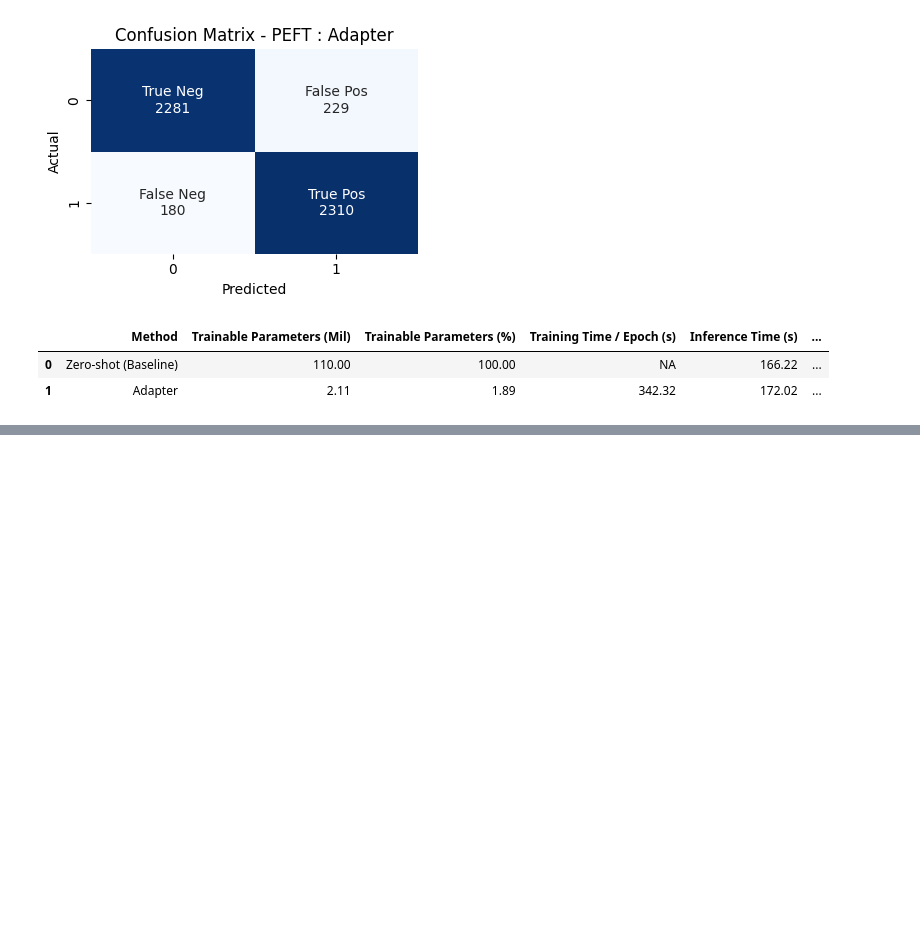
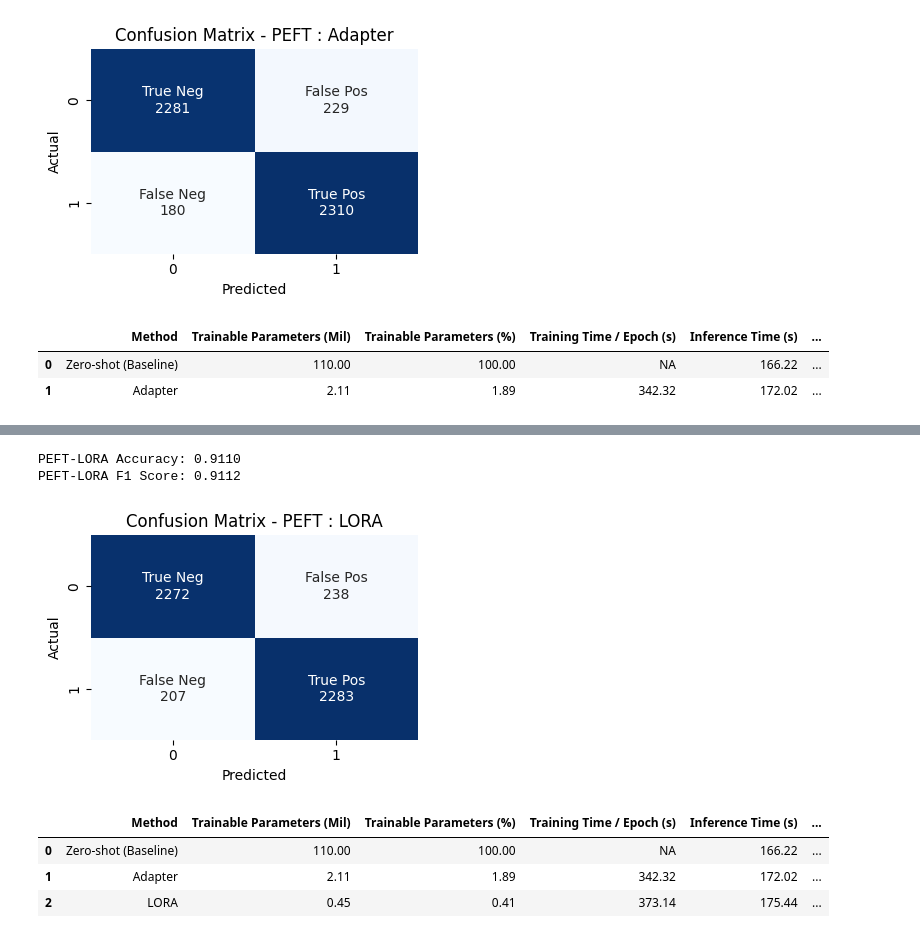
Before and after one commit to battery-code/FineTuneLLM_PEFT_BERT, a Jupyter notebook: Notebook_FineTuningPEFT-BERT.ipynb, the cells around one changed output, grey strips where cells are left out. Saved outputs shown, nothing was run; the diff lists cells and outputs as text; code cells hidden in the pictures; blank space fills up the shorter version.

Commit message:
Added Lora

```diff
--- a/Notebook_FineTuningPEFT-BERT.ipynb
+++ b/Notebook_FineTuningPEFT-BERT.ipynb
@@ -590,0 +681,25 @@ explog_df
+# %%
+# Reload model from saved dir
+
+from transformers import BertForSequenceClassification, AutoTokenizer
+from peft import PeftModel, PeftConfig
+
+# Load tokenizer
+tokenizer2 = AutoTokenizer.from_pretrained("./saved_models")
+
+# Load config
+peft_config = PeftConfig.from_pretrained("./saved_models/lora")
+
+# Load base model first
+# peft_config.base_model_name_or_path loads the previously saved adapter config including base BERT model
+base_model = BertForSequenceClassification.from_pretrained(peft_config.base_model_name_or_path)
+
+# Load finetuned lora weights onto base model
+model_lora2 = PeftModel.from_pretrained(base_model, "./saved_models/lora")
+
+# New Trainer
+trainer_lora2 = Trainer(
+    model=model_lora2,
+    args=training_args,
+    tokenizer=tokenizer2,
+    eval_dataset=None)
@@ -590,0 +709,17 @@ explog_df
+# %%
+# Inference
+
+start_time = time.time()
+
+# Predictions using my lora model
+predictions_lora = trainer_lora2.predict(tokenized_test)
+
+logits_lora = predictions_lora.predictions
+y_pred_lora = np.argmax(logits_lora, axis=1)
+
+# True labels
+y_true_lora = np.array(tokenized_test["labels"])
+
+end_time = time.time()
+inference_time_lora = end_time - start_time
+print(f"Inference time: {inference_time_lora:.2f} seconds")
@@ -590,0 +729,37 @@ explog_df
+# %%
+# Accuracy and F1
+acc_lora = accuracy_score(y_true_lora, y_pred_lora)
+f1_lora = f1_score(y_true_lora, y_pred_lora)
+
+print(f"PEFT-LORA Accuracy: {acc_lora:.4f}")
+print(f"PEFT-LORA F1 Score: {f1_lora:.4f}")
+# %% [output]
+PEFT-LORA Accuracy: 0.9110
+PEFT-LORA F1 Score: 0.9112
+# %%
+plot_confusion_matrix(y_true_lora, y_pred_lora, "PEFT : LORA")
+# %% [output]
+[figure, added]
+# %%
+# Append results
+explog_df = pd.concat([
+    explog_df,
+    pd.DataFrame([{
+        "Method": "LORA",
+        "Trainable Parameters (Mil)": round(train_lora,2),
+        "Trainable Parameters (%)": round(trainable_lora,2),
+        "Training Time / Epoch (s)": round(train_time_lora, 2),
+        "Inference Time (s)": round(inference_time_lora, 2),
+        "ModelParams_GPUMemoryUsage (MB)": round(weights_mem_lora,2),
+        "PeakGPUMemoryUsage (MB)": round(peak_mem_lora,2),
+        "Accuracy": round(acc_lora, 4),
+        "F1 Score": round(f1_lora, 4)
+    }])
+], ignore_index=True)
+
+explog_df
+# %% [output]
+|  | Method | Trainable Parameters (Mil) | Trainable Parameters (%) | Training Time / Epoch (s) | Inference Time (s) | ... |
+| 0 | Zero-shot (Baseline) | 110.00 | 100.00 | NA | 166.22 | ... |
+| 1 | Adapter | 2.11 | 1.89 | 342.32 | 172.02 | ... |
+| 2 | LORA | 0.45 | 0.41 | 373.14 | 175.44 | ... |
```
Also changed, not shown: parts of 9 cells of this notebook.
